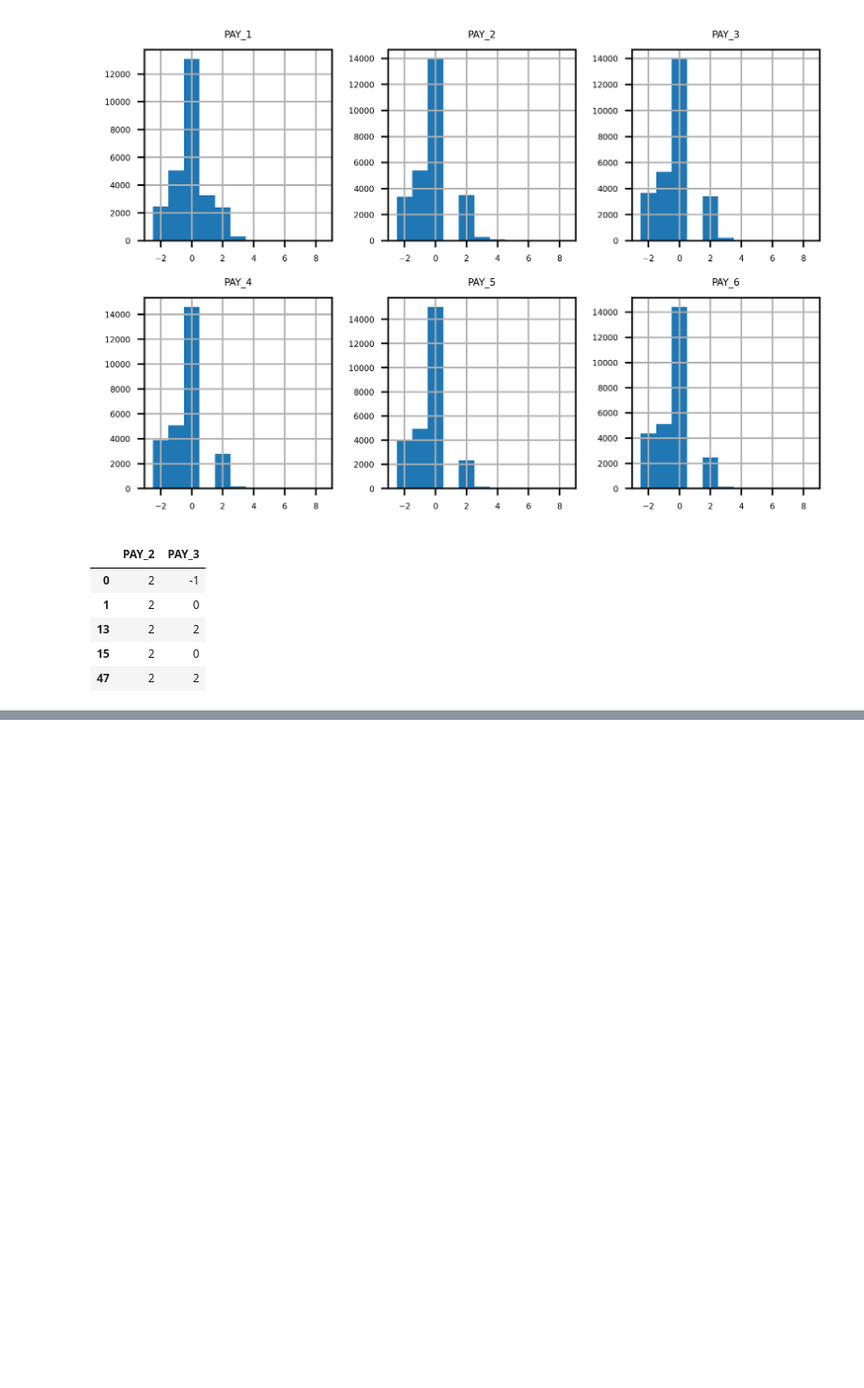
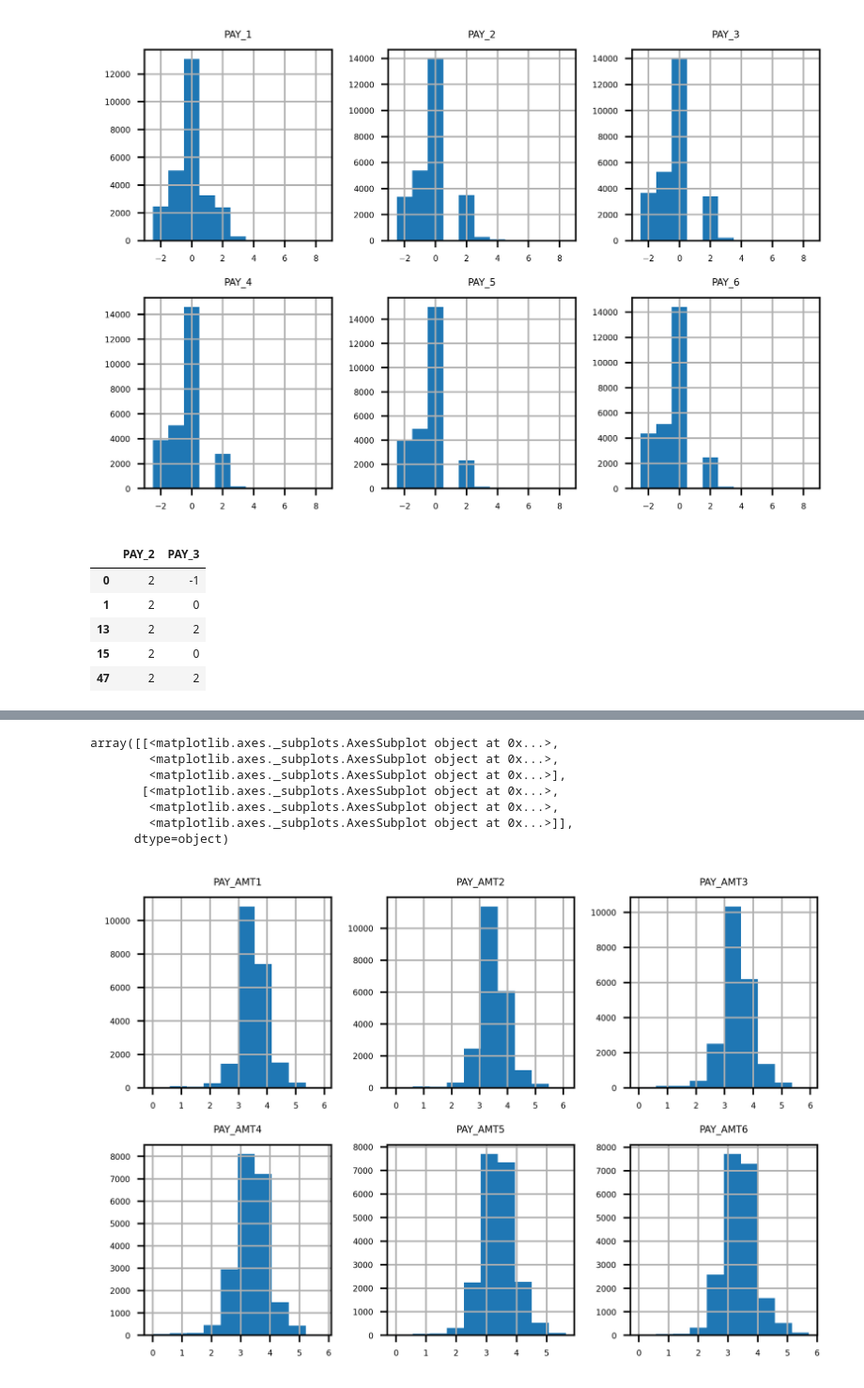
Before and after one commit to aarshtodi/Technocolabs, a Jupyter notebook: credit.ipynb, the cells around one changed output, grey strips where cells are left out. Shown at 94% size. Cells and saved outputs as stored; diff of their text form; code cells hidden in the pictures; blank space fills up the shorter version.

```diff
--- a/credit.ipynb
+++ b/credit.ipynb
@@ -529,0 +640,2 @@ df.loc[df['PAY_2']==2, ['PAY_2', 'PAY_3']].head()
+# %%
+pay_zero_mask = df[pay_atm_feats] == 0
@@ -529,0 +661,11 @@ df.loc[df['PAY_2']==2, ['PAY_2', 'PAY_3']].head()
+# %%
+df[pay_atm_feats][~pay_zero_mask].apply(np.log10).hist(layout=(2,3))
+# %% [output]
+array([[<matplotlib.axes._subplots.AxesSubplot object at 0x...>,
+        <matplotlib.axes._subplots.AxesSubplot object at 0x...>,
+        <matplotlib.axes._subplots.AxesSubplot object at 0x...>],
+       [<matplotlib.axes._subplots.AxesSubplot object at 0x...>,
+        <matplotlib.axes._subplots.AxesSubplot object at 0x...>,
+        <matplotlib.axes._subplots.AxesSubplot object at 0x...>]],
+      dtype=object)
+[figure, added]
```
Also changed, not shown: parts of 19 cells of this notebook.
